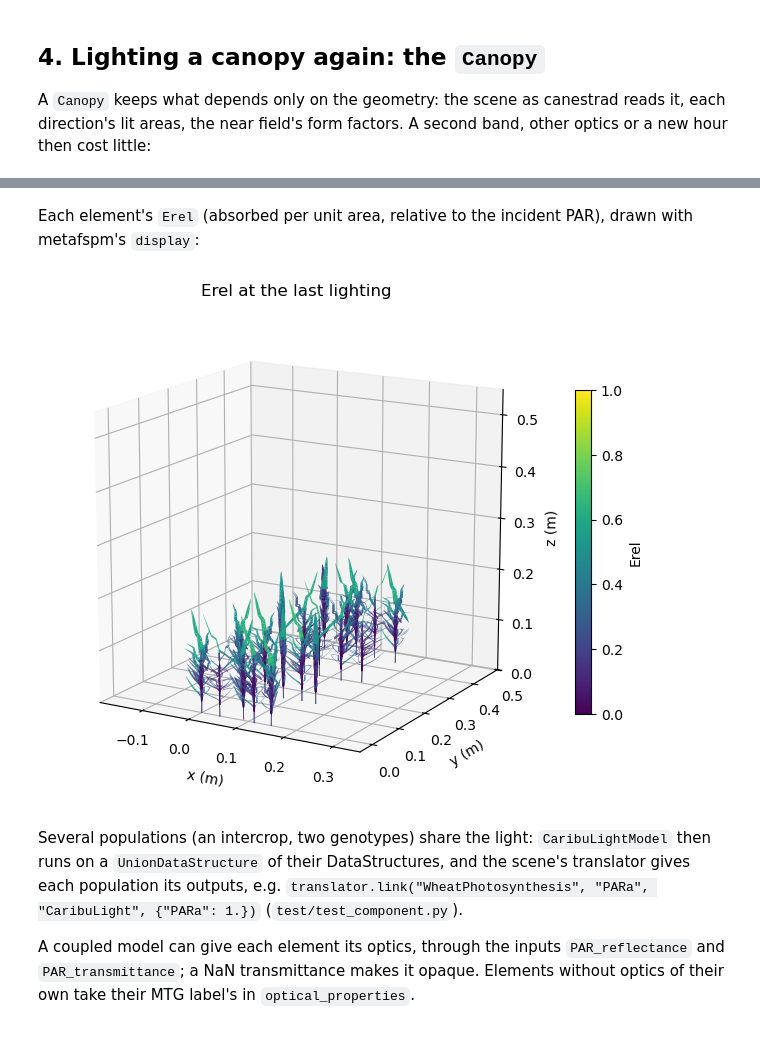
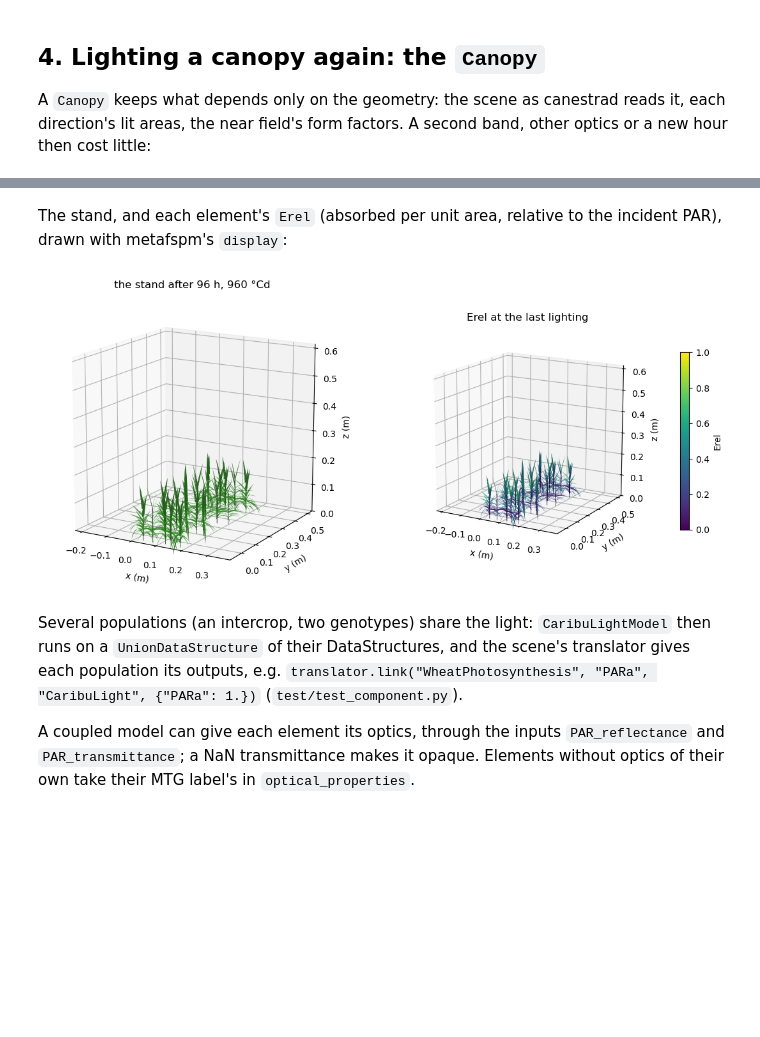
Before and after one commit to openalea/caribu, a Jupyter notebook: example/tutorials/tutorial_caribu.ipynb, the cells around one changed output, grey strips where cells are left out. Saved outputs shown, nothing was run; the diff lists cells and outputs as text; code cells hidden in the pictures; blank space fills up the shorter version.

```diff
--- a/example/tutorials/tutorial_caribu.ipynb
+++ b/example/tutorials/tutorial_caribu.ipynb
@@ -370,15 +372,19 @@ plt.legend();
 # %% [markdown]
-Each element's `Erel` (absorbed per unit area, relative to the incident PAR), drawn with metafspm's `display`:
+The stand, and each element's `Erel` (absorbed per unit area, relative to the incident PAR), drawn with metafspm's
+`display`:
 # %%
 from openalea.metafspm.display import draw, value_colors
 
-figure = plt.figure(figsize=(8, 7))
-axes = figure.add_subplot(projection="3d")
-draw(axes, ds.triangles(), colors=value_colors(np.asarray(ds.get("Erel")), limits=(0., 1.)), shade=False)
-figure.colorbar(plt.cm.ScalarMappable(cmap="viridis"), ax=axes, shrink=0.6, label="Erel")
+figure = plt.figure(figsize=(14, 6))
+axes = figure.add_subplot(1, 2, 1, projection="3d")
+draw(axes, ds.triangles())
+axes.set_title("the stand after 96 h, 960 °Cd")
+axes = figure.add_subplot(1, 2, 2, projection="3d")
+draw(axes, ds.triangles(), colors=value_colors(np.asarray(ds.get("Erel")), limits=(0., 1.)))
+figure.colorbar(plt.cm.ScalarMappable(cmap="viridis"), ax=axes, shrink=0.6, pad=0.12, label="Erel")
 axes.set_title("Erel at the last lighting");
 # %% [output]
-[figure, old version]
+[figure, new version]
 # %% [markdown]
 Several populations (an intercrop, two genotypes) share the light: `CaribuLightModel` then runs on a
 `UnionDataStructure` of their DataStructures, and the scene's translator gives each population its outputs, e.g.
```
Also changed, not shown: parts of 8 cells of this notebook, 4 other files.
